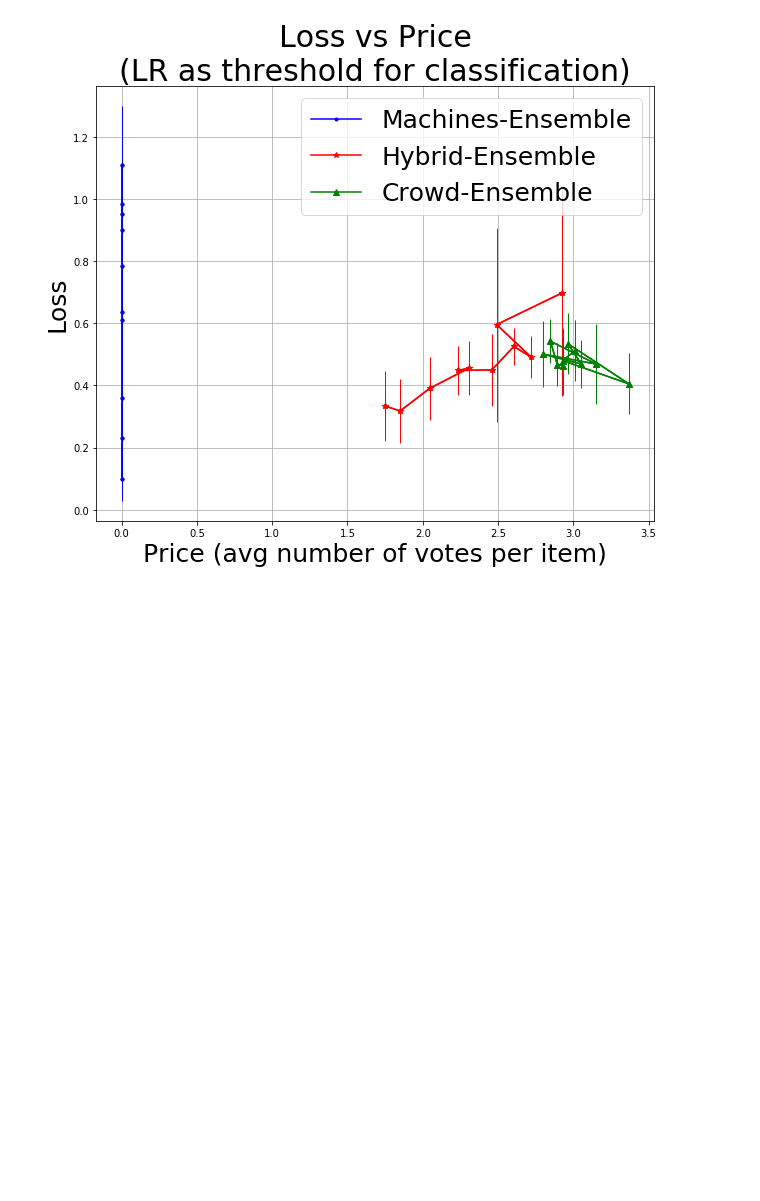
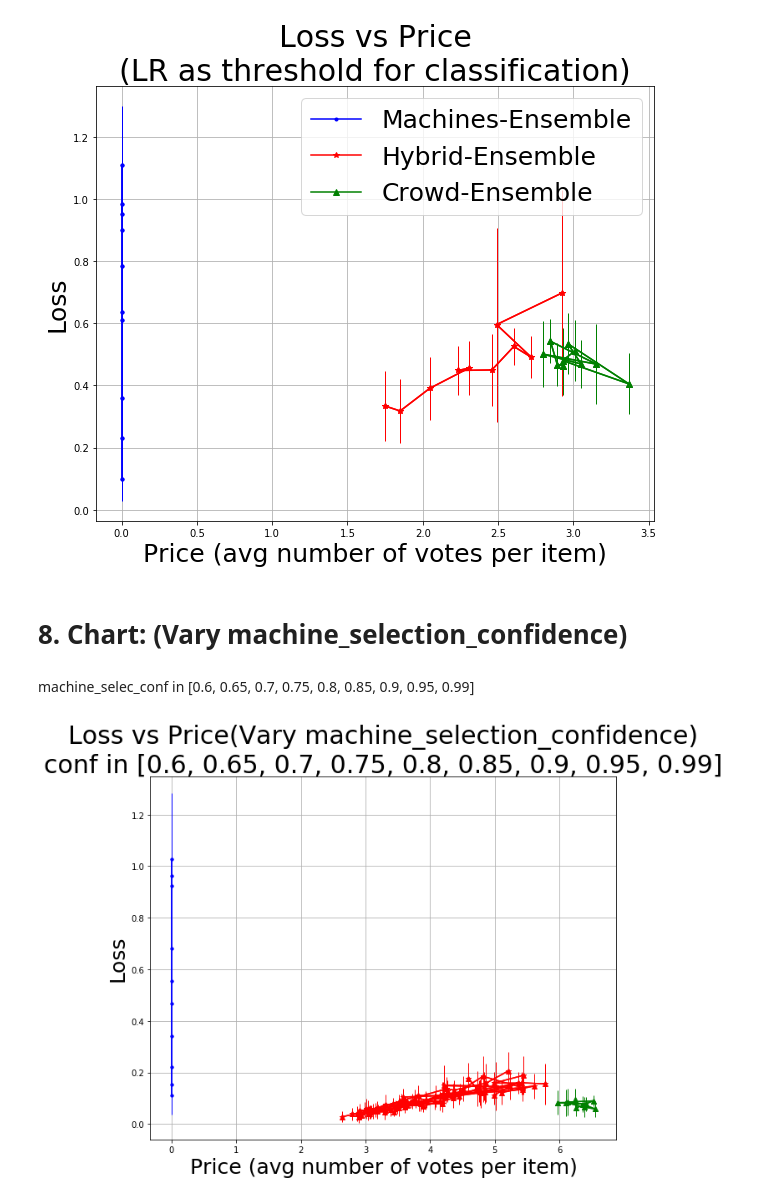
Before and after one commit to bahareharandizade/crowd-machine-collaboration-for-item-screening, a Jupyter notebook: visualisation_scripts/ hybrid_algorithm_evaluation.ipynb, the cells around one changed output. Drawn from its saved outputs; the diff is of its cells as text; code cells hidden in the pictures; blank space fills up the shorter version.

```diff
--- a/visualisation_scripts/ hybrid_algorithm_evaluation.ipynb
+++ b/visualisation_scripts/ hybrid_algorithm_evaluation.ipynb
@@ -169,3 +169,42 @@ title = 'Loss vs Price\n(LR as threshold for classification)'
 plot_chart(data, title)
 # %% [output]
 [figure]
+# %% [markdown]
+# 8. Chart: (Vary machine_selection_confidence)
+# %% [markdown]
+machine_selec_conf in [0.6, 0.65, 0.7, 0.75, 0.8, 0.85, 0.9, 0.95, 0.99]
+# %%
+data = pd.read_csv('../output/data/fig6_machine_selec_conf.csv')
+
+fig, ax = plt.subplots(figsize=(10,8))
+colors = ['blue', 'blue', 'green', 'green']
+algos = ['Machines-Ensemble', 'Crowd-Ensemble']
+ax.set_color_cycle(colors)
+
+markers = ['.', '^']
+def plot_alg(data, alg, marker):
+    y = data.loc[(data['alg'] == alg) & (data['machine_selec_conf'] == 0.95)]['loss_mean'].values
+    x = data.loc[(data['alg'] == alg) & (data['machine_selec_conf'] == 0.95)]['price_mean'].values
+    err = data.loc[(data['alg'] == alg) & (data['machine_selec_conf'] == 0.95)]['loss_std'].values
+    plt.plot(x, y, label=alg, marker=marker)
+    plt.errorbar(x, y, yerr=err, marker=marker, elinewidth=1)
+
+for alg, marker in zip(algos, markers):
+    plot_alg(data, alg, marker)
+
+machine_selec_conf = data['machine_selec_conf'].unique()
+ax.set_color_cycle(['red'])
+for conf in machine_selec_conf:
+    y = data.loc[(data['alg'] == 'Hybrid-Ensemble') & (data['machine_selec_conf'] == conf)]['loss_mean'].values
+    x = data.loc[(data['alg'] == 'Hybrid-Ensemble') & (data['machine_selec_conf'] == conf)]['price_mean'].values
+    err = data.loc[(data['alg'] == 'Hybrid-Ensemble') & (data['machine_selec_conf'] == conf)]['loss_std'].values
+    plt.plot(x, y, label=alg, marker='*')
+    plt.errorbar(x, y, yerr=err, marker=marker, elinewidth=1)
+
+plt.title('Loss vs Price(Vary machine_selection_confidence)\nconf in [0.6, 0.65, 0.7, 0.75, 0.8, 0.85, 0.9, 0.95, 0.99]', size=30)
+plt.xlabel('Price (avg number of votes per item)', size=25)
+plt.ylabel('Loss', size=25)
+# plt.legend(fontsize = 25)
+plt.grid()
+# %% [output]
+[figure, added]
```
Also changed, not shown: parts of 4 cells of this notebook.
